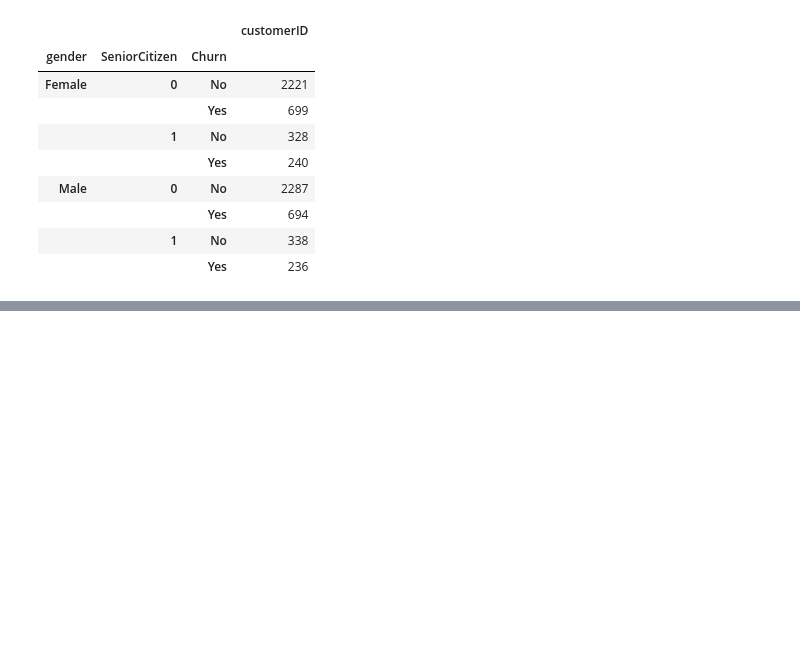
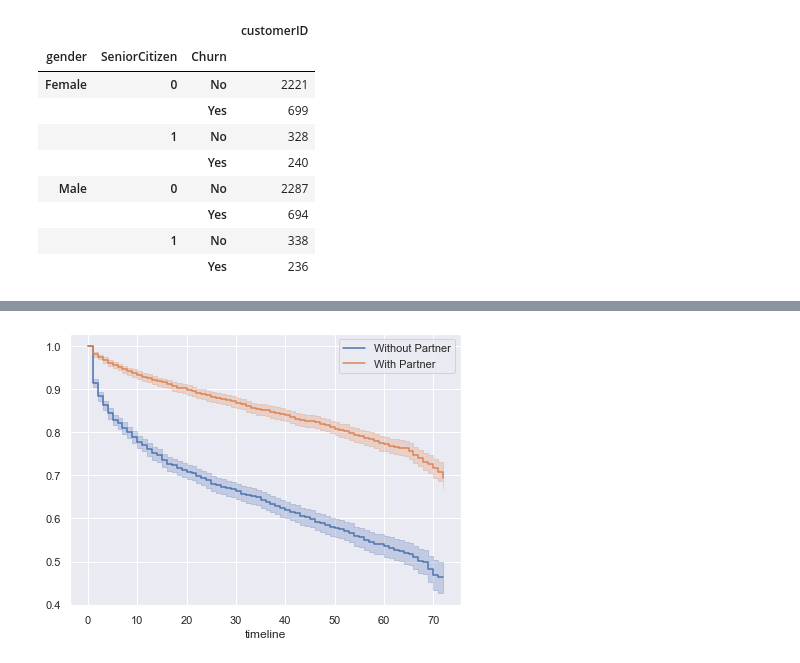
Before and after one commit to ngocdung03/kaggle-masterclass, a Jupyter notebook: Project 4/project4-customerchurn.ipynb, the cells around one changed output, grey strips where cells are left out. Drawn from its saved outputs; the diff is of its cells as text; code cells hidden in the pictures; blank space fills up the shorter version.

```diff
--- a/Project 4/project4-customerchurn.ipynb
+++ b/Project 4/project4-customerchurn.ipynb
@@ -408,0 +723,10 @@ df[['gender', 'SeniorCitizen', 'Churn', 'customerID']].groupby(['gender', 'Senio
+# %%
+Partner = (df['Partner']==1)
+
+kmf.fit(T[~Partner], E[~Partner], label = 'Without Partner')
+ax = kmf.plot()
+
+kmf.fit(T[Partner], E[Partner], label = 'With Partner')
+ax = kmf.plot(ax=ax)
+# %% [output]
+[figure, added]
```
Also changed, not shown: parts of 62 cells of this notebook.
